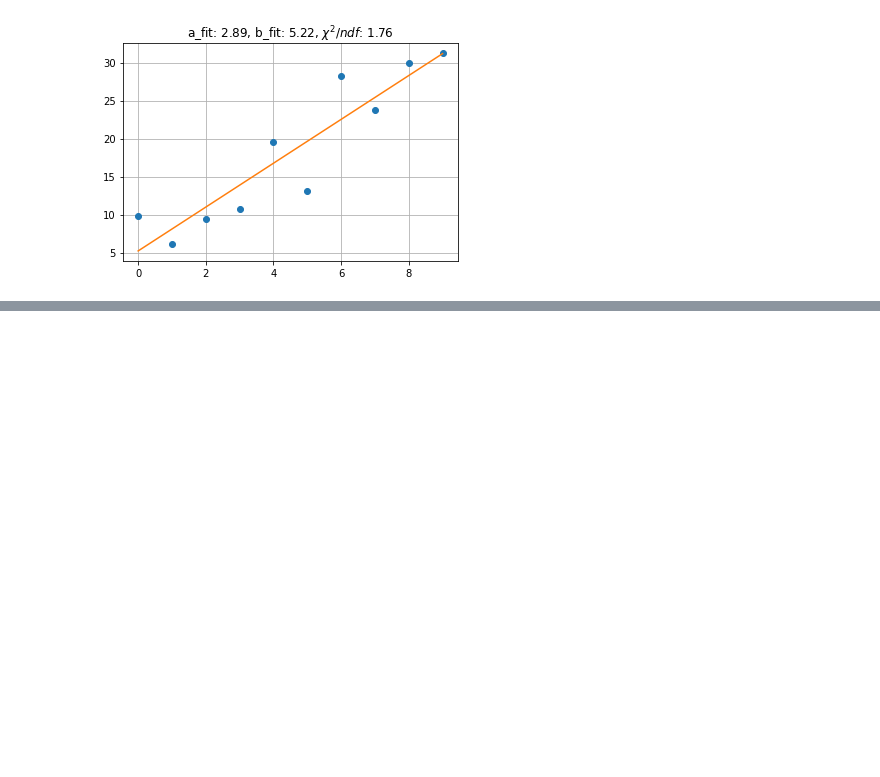
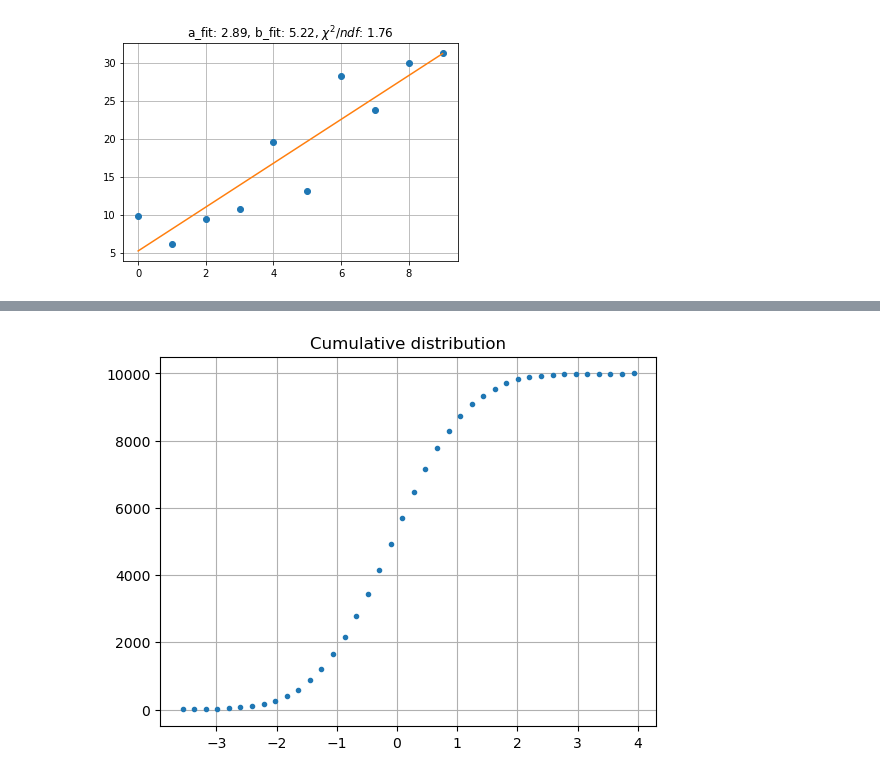
Before and after one commit to sandra-biology/Data-Analytics-A, a Jupyter notebook: stat.ipynb, the cells around one changed output, grey strips where cells are left out. Drawn from its saved outputs; the diff is of its cells as text; code cells hidden in the pictures; blank space fills up the shorter version.

```diff
--- a/stat.ipynb
+++ b/stat.ipynb
@@ -245,0 +274,13 @@ perr: [0.4379431  2.33797639]
+# %%
+y_sum = 0
+y_cum = np.zeros(len(y))
+for i in range(len(y)):
+    y_sum += y[i]
+    y_cum[i] = y_sum
+
+plt.figure()
+plt.title('Cumulative distribution')
+plt.plot(x, y_cum, '.')
+plt.grid()
+# %% [output]
+[figure, added]
```
Also changed, not shown: parts of 4 cells of this notebook.
